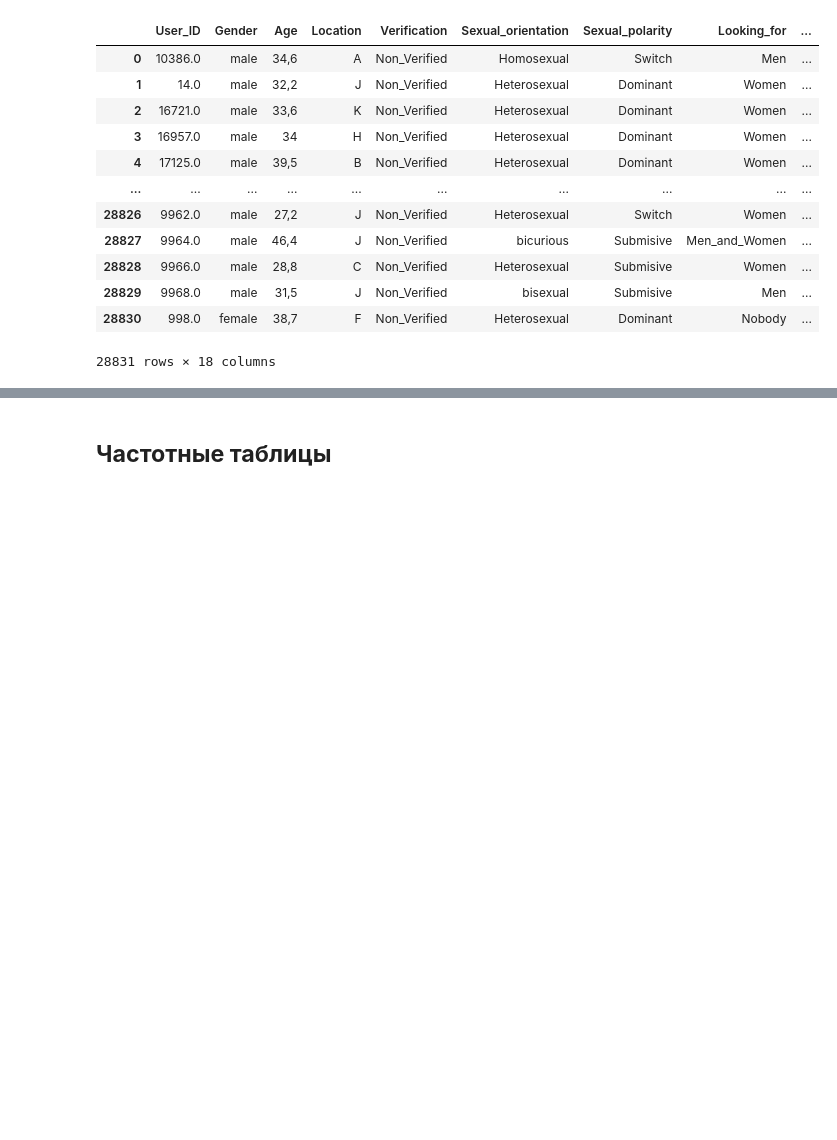
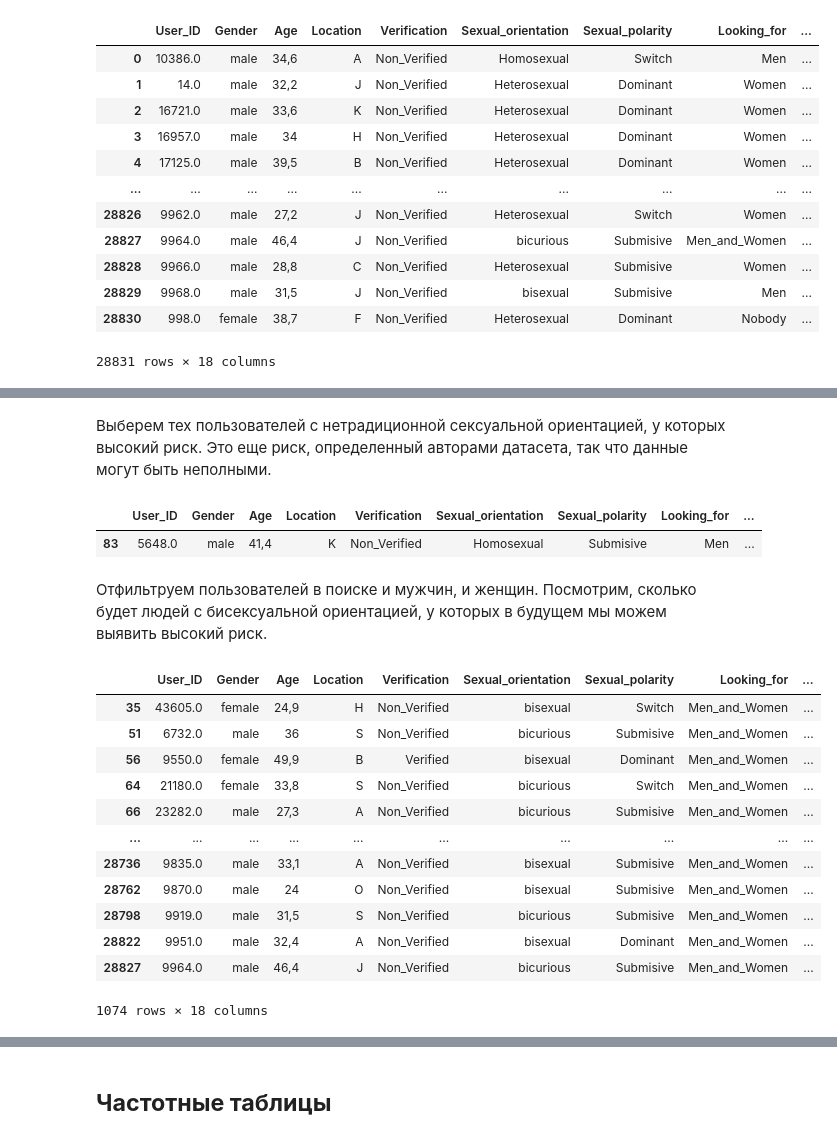
Before and after one commit to alexsasik/for-dz, a Jupyter notebook: online_sex_work.ipynb, the cells around one changed output, grey strips where cells are left out. Cells and saved outputs as stored; diff of their text form; code cells hidden in the pictures; blank space fills up the shorter version.

```diff
--- a/online_sex_work.ipynb
+++ b/online_sex_work.ipynb
@@ -94,0 +141,25 @@ cdata
+# %% [markdown]
+Выберем тех пользователей с нетрадиционной сексуальной ориентацией, у которых высокий риск. Это еще риск, определенный авторами датасета, так что данные могут быть неполными.
+# %%
+cdata[(cdata.Sexual_orientation == 'Homosexual') & (cdata.Risk == 'High_risk')]
+# %% [output]
+|  | User_ID | Gender | Age | Location | Verification | Sexual_orientation | Sexual_polarity | Looking_for | ... |
+| 83 | 5648.0 | male | 41,4 | K | Non_Verified | Homosexual | Submisive | Men | ... |
+# %% [markdown]
+Отфильтруем пользователей в поиске и мужчин, и женщин. Посмотрим, сколько будет людей с бисексуальной ориентацией, у которых в будущем мы можем выявить высокий риск.
+# %%
+cdata[(cdata.Looking_for == 'Men_and_Women')]
+# %% [output]
+|  | User_ID | Gender | Age | Location | Verification | Sexual_orientation | Sexual_polarity | Looking_for | ... |
+| 35 | 43605.0 | female | 24,9 | H | Non_Verified | bisexual | Switch | Men_and_Women | ... |
+| 51 | 6732.0 | male | 36 | S | Non_Verified | bicurious | Submisive | Men_and_Women | ... |
+| 56 | 9550.0 | female | 49,9 | B | Verified | bisexual | Dominant | Men_and_Women | ... |
+| 64 | 21180.0 | female | 33,8 | S | Non_Verified | bicurious | Switch | Men_and_Women | ... |
+| 66 | 23282.0 | male | 27,3 | A | Non_Verified | bicurious | Submisive | Men_and_Women | ... |
+| ... | ... | ... | ... | ... | ... | ... | ... | ... | ... |
+| 28736 | 9835.0 | male | 33,1 | A | Non_Verified | bisexual | Submisive | Men_and_Women | ... |
+| 28762 | 9870.0 | male | 24 | O | Non_Verified | bisexual | Submisive | Men_and_Women | ... |
+| 28798 | 9919.0 | male | 31,5 | S | Non_Verified | bicurious | Submisive | Men_and_Women | ... |
+| 28822 | 9951.0 | male | 32,4 | A | Non_Verified | bisexual | Dominant | Men_and_Women | ... |
+| 28827 | 9964.0 | male | 46,4 | J | Non_Verified | bicurious | Submisive | Men_and_Women | ... |
+1074 rows × 18 columns
```
Also changed, not shown: parts of 13 cells of this notebook.
